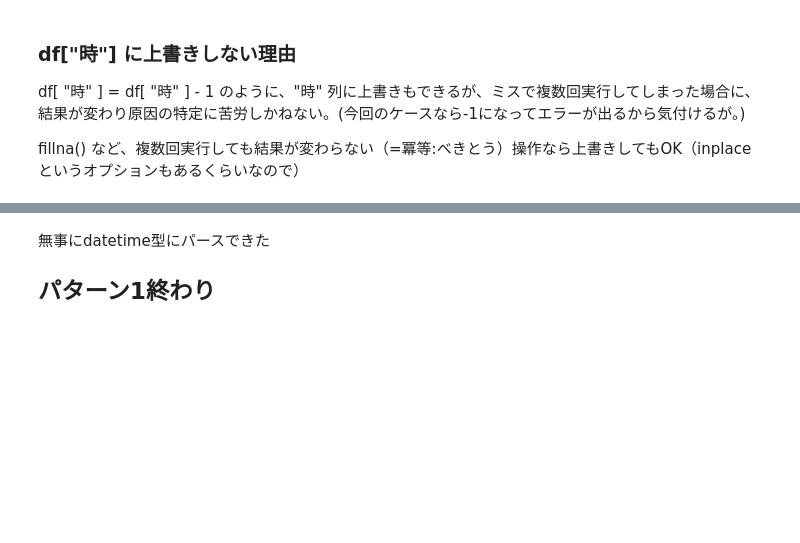
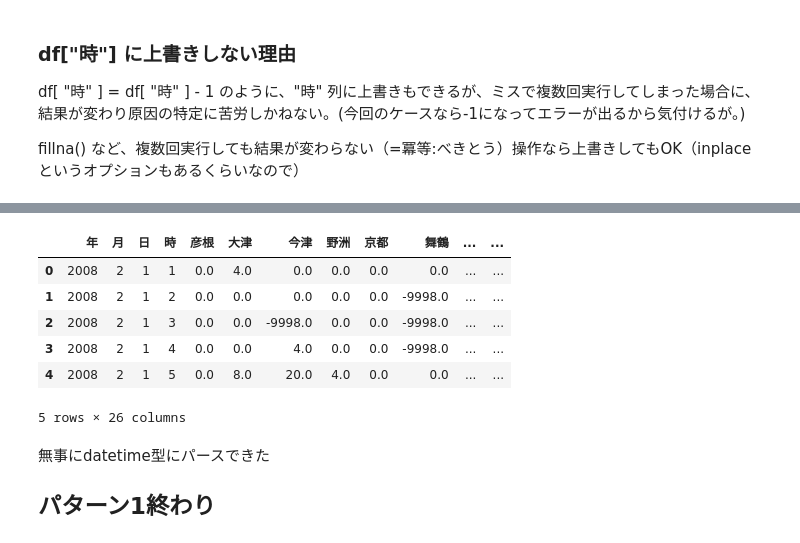
Before and after one commit to hannari-python/pandas-handson, a Jupyter notebook: work/02_parse_datetime.ipynb, the cells around one changed output, grey strips where cells are left out. Drawn from its saved outputs; the diff is of its cells as text; code cells hidden in the pictures; blank space fills up the shorter version.

```diff
--- a/work/02_parse_datetime.ipynb
+++ b/work/02_parse_datetime.ipynb
@@ -166,5 +295,15 @@ pd.to_datetime(str_concat_h0_23, format="%Y/%m/%d/%H")
 # %%
 df["date_hour"] = pd.to_datetime(str_concat_h0_23, format="%Y/%m/%d/%H")
+# %%
+df.head()
+# %% [output]
+|  | 年 | 月 | 日 | 時 | 彦根 | 大津 | 今津 | 野洲 | 京都 | 舞鶴 | ... | ... |
+| 0 | 2008 | 2 | 1 | 1 | 0.0 | 4.0 | 0.0 | 0.0 | 0.0 | 0.0 | ... | ... |
+| 1 | 2008 | 2 | 1 | 2 | 0.0 | 0.0 | 0.0 | 0.0 | 0.0 | -9998.0 | ... | ... |
+| 2 | 2008 | 2 | 1 | 3 | 0.0 | 0.0 | -9998.0 | 0.0 | 0.0 | -9998.0 | ... | ... |
+| 3 | 2008 | 2 | 1 | 4 | 0.0 | 0.0 | 4.0 | 0.0 | 0.0 | -9998.0 | ... | ... |
+| 4 | 2008 | 2 | 1 | 5 | 0.0 | 8.0 | 20.0 | 4.0 | 0.0 | 0.0 | ... | ... |
+5 rows × 26 columns
 # %% [markdown]
 無事にdatetime型にパースできた
 ## パターン1終わり
```
Also changed, not shown: parts of 40 cells of this notebook, 6 other files.
